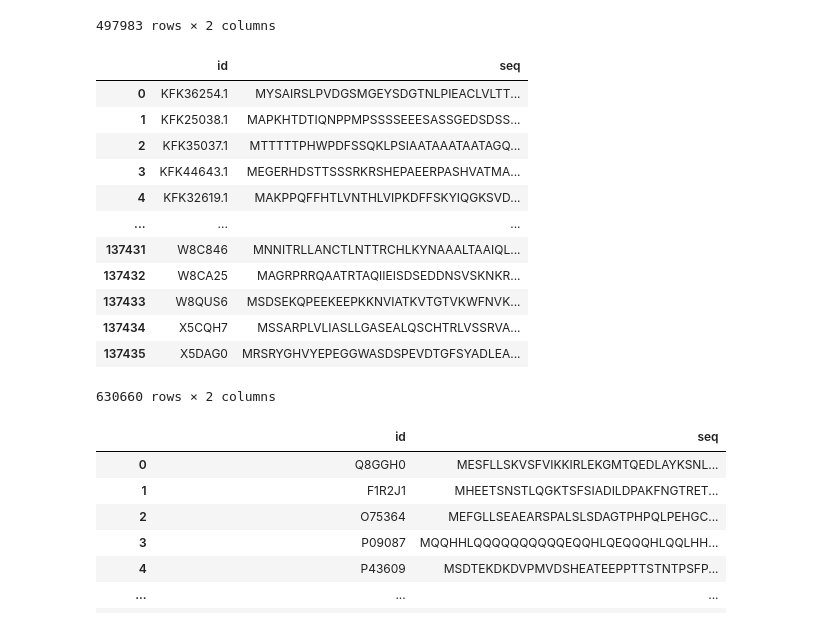
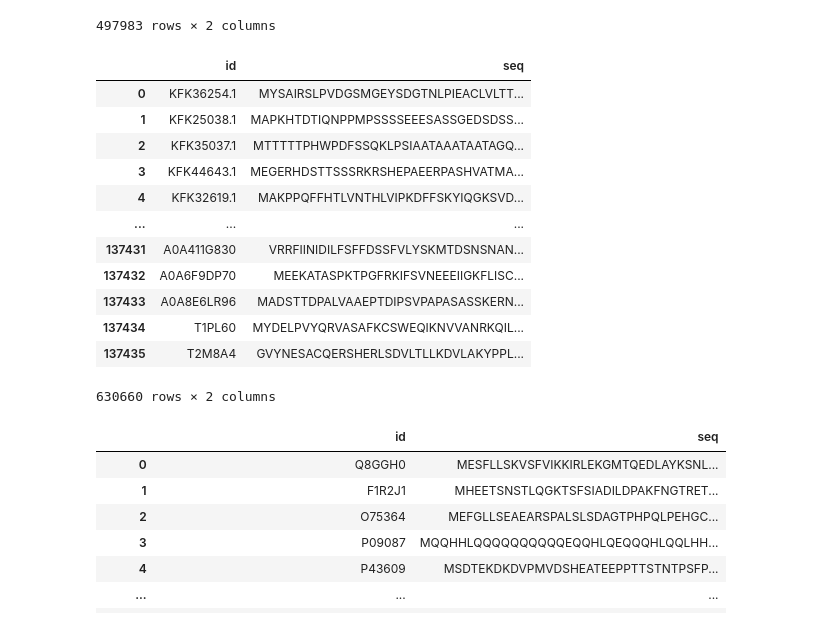
Before and after one commit to staller-lab/Madrigal-development, a Jupyter notebook: notebooks/03_Generating_test_set.ipynb, the cells around one changed output. Drawn from its saved outputs; the diff is of its cells as text; code cells hidden in the pictures.

```diff
--- a/notebooks/03_Generating_test_set.ipynb
+++ b/notebooks/03_Generating_test_set.ipynb
@@ -644,28 +662,28 @@ train_seqs
 | 497982 | Zpz_sc00243.1.g00020.1.sm.mkhc Zo... | MDADFFADIDFAALLASFSDEPAAVSDLIVPSP... |
 497983 rows × 2 columns
 # %%
-cl_seqs = protfasta.read_fasta("../output/cl_seqs.fasta", invalid_sequence_action='convert')
+cl_seqs = protfasta.read_fasta("data/cl_seqs.fasta", invalid_sequence_action='convert')
 cl_seqs_df = pd.DataFrame({"id": cl_seqs.keys(), "seq": cl_seqs.values()})
-sk_seqs = protfasta.read_fasta("../output/interpro_uniprot_evid_1_2.fasta", invalid_sequence_action='ignore')
+sk_seqs = protfasta.read_fasta("data/interpro_uniprot_evid_1_2.fasta", invalid_sequence_action='ignore')
 sk_seqs_df = pd.DataFrame({"id": sk_seqs.keys(), "seq": sk_seqs.values()})
 sk_seqs_df["id"] = sk_seqs_df["id"].str.split("|").str[1]
-plant_seqs = protfasta.read_fasta("../data/PlantTFDB-all_TF_pep.fas", invalid_sequence_action='ignore')
+plant_seqs = protfasta.read_fasta("data/PlantTFDB-all_TF_pep.fas", invalid_sequence_action='ignore')
 plant_seqs_df = pd.DataFrame({"id": plant_seqs.keys(), "seq": plant_seqs.values()})
 plant_seqs_df["id"] = plant_seqs_df["id"].str.split(" ").str[0]
 all_seqs = pd.concat([plant_seqs_df, cl_seqs_df,sk_seqs_df])
 all_seqs
 # %% [output]
 |  | id | seq |
 | 0 | KFK36254.1 | MYSAIRSLPVDGSMGEYSDGTNLPIEACLVLTT... |
 | 1 | KFK25038.1 | MAPKHTDTIQNPPMPSSSSEEESASSGEDSDSS... |
 | 2 | KFK35037.1 | MTTTTTPHWPDFSSQKLPSIAATAAATAATAGQ... |
 | 3 | KFK44643.1 | MEGERHDSTTSSSRKRSHEPAEERPASHVATMA... |
 | 4 | KFK32619.1 | MAKPPQFFHTLVNTHLVIPKDFFSKYIQGKSVD... |
 | ... | ... | ... |
-| 137431 | W8C846 | MNNITRLLANCTLNTTRCHLKYNAAALTAAIQL... |
-| 137432 | W8CA25 | MAGRPRRQAATRTAQIIEISDSEDDNSVSKNKR... |
-| 137433 | W8QUS6 | MSDSEKQPEEKEEPKKNVIATKVTGTVKWFNVK... |
-| 137434 | X5CQH7 | MSSARPLVLIASLLGASEALQSCHTRLVSSRVA... |
-| 137435 | X5DAG0 | MRSRYGHVYEPEGGWASDSPEVDTGFSYADLEA... |
+| 137431 | A0A411G830 | VRRFIINIDILFSFFDSSFVLYSKMTDSNSNAN... |
+| 137432 | A0A6F9DP70 | MEEKATASPKTPGFRKIFSVNEEEIIGKFLISC... |
+| 137433 | A0A8E6LR96 | MADSTTDPALVAAEPTDIPSVPAPASASSKERN... |
+| 137434 | T1PL60 | MYDELPVYQRVASAFKCSWEQIKNVVANRKQIL... |
+| 137435 | T2M8A4 | GVYNESACQERSHERLSDVLTLLKDVLAKYPPL... |
 630660 rows × 2 columns
 # %%
```
Also changed, not shown: parts of 38 cells of this notebook, 6 other files.
